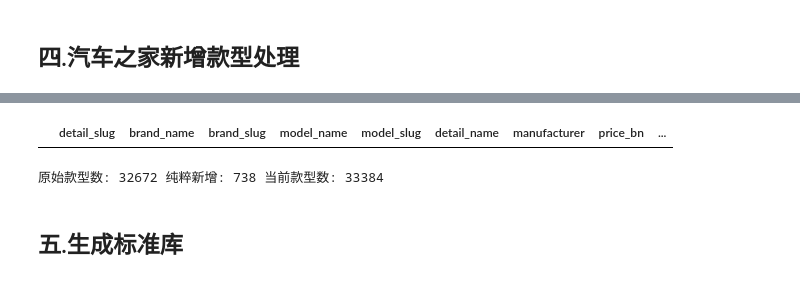
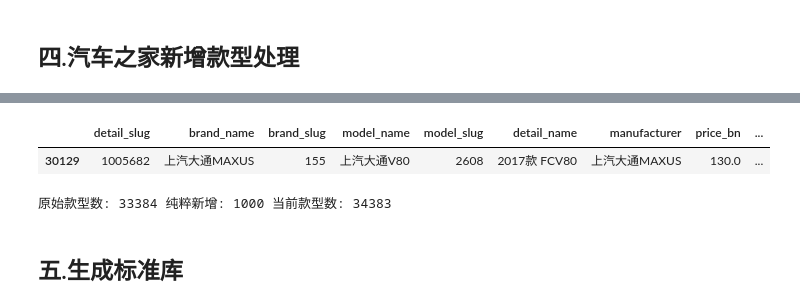
Before and after one commit to dj-lei/detail_match, a Jupyter notebook: jupyter/car_autohome_process.ipynb, the cells around one changed output, grey strips where cells are left out. Saved outputs shown, nothing was run; the diff lists cells and outputs as text; code cells hidden in the pictures.

```diff
--- a/jupyter/car_autohome_process.ipynb
+++ b/jupyter/car_autohome_process.ipynb
@@ -327,20 +328,21 @@ memory usage: 4.1+ MB
 None
 # %%
-car_autohome_all.loc[(car_autohome_all['model_name'].isnull()),:]
+car_autohome_all.loc[(car_autohome_all['volume'].isnull()),:]
 # %% [output]
 |  | detail_slug | brand_name | brand_slug | model_name | model_slug | detail_name | manufacturer | price_bn | ... |
+| 30129 | 1005682 | 上汽大通MAXUS | 155 | 上汽大通V80 | 2608 | 2017款 FCV80 | 上汽大通MAXUS | 130.0 | ... |
 # %%
 only_new.to_csv('../tmp/train/add_new_detail.csv', index=False)
 only_new.to_csv('/home/ml/ProgramProjects/evaluation-predict/tmp/train/add_new_detail.csv', index=False)
 
-car_autohome_all['model_name'] = car_autohome_all['model_name'].fillna('富康ES500')
+car_autohome_all['volume'] = car_autohome_all['volume'].fillna(0)
 car_autohome_all.to_csv('../tmp/train/car_autohome_all.csv', index=False)
 car_autohome_all.to_csv('../tmp/train/car_autohome_all_' + datetime.datetime.now().strftime("%Y-%m-%d") + '.csv', index=False)
 car_autohome_all.to_csv('/home/ml/ProgramProjects/evaluation-predict/tmp/train/car_autohome_all.csv', index=False)
 
 print('原始款型数:',len(origin_car_autohome_all), '纯粹新增:',len(only_new), '当前款型数:', len(car_autohome_all))
 # %% [output]
-原始款型数: 32672 纯粹新增: 738 当前款型数: 33384
+原始款型数: 33384 纯粹新增: 1000 当前款型数: 34383
 # %% [markdown]
 ## 五.生成标准库
 # %%
```
Also changed, not shown: parts of 6 cells of this notebook, 5 other files.
